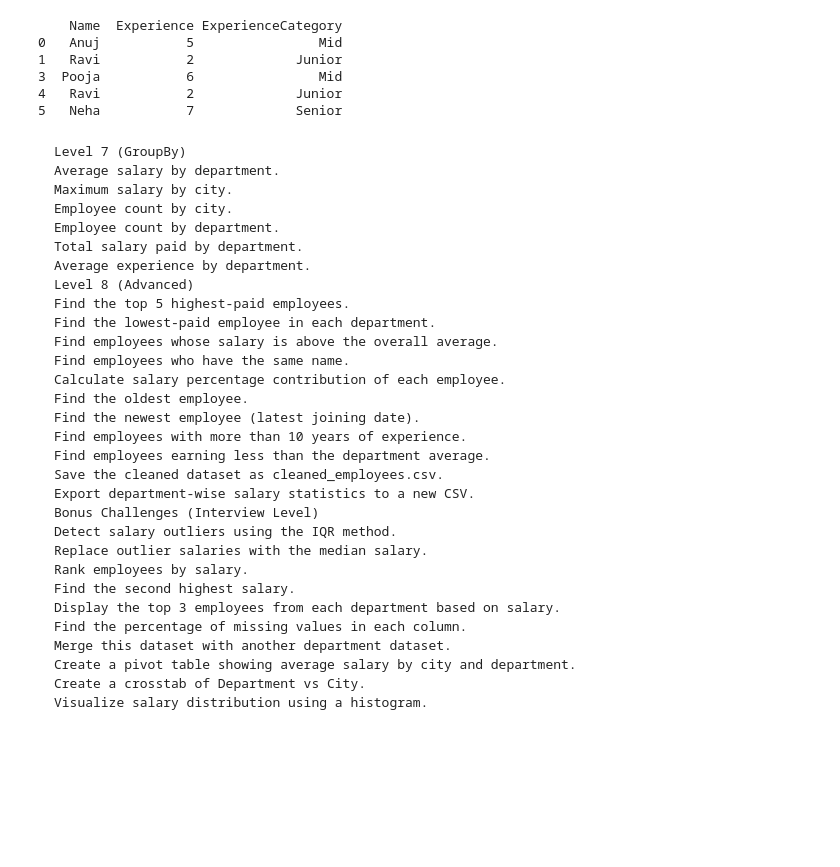
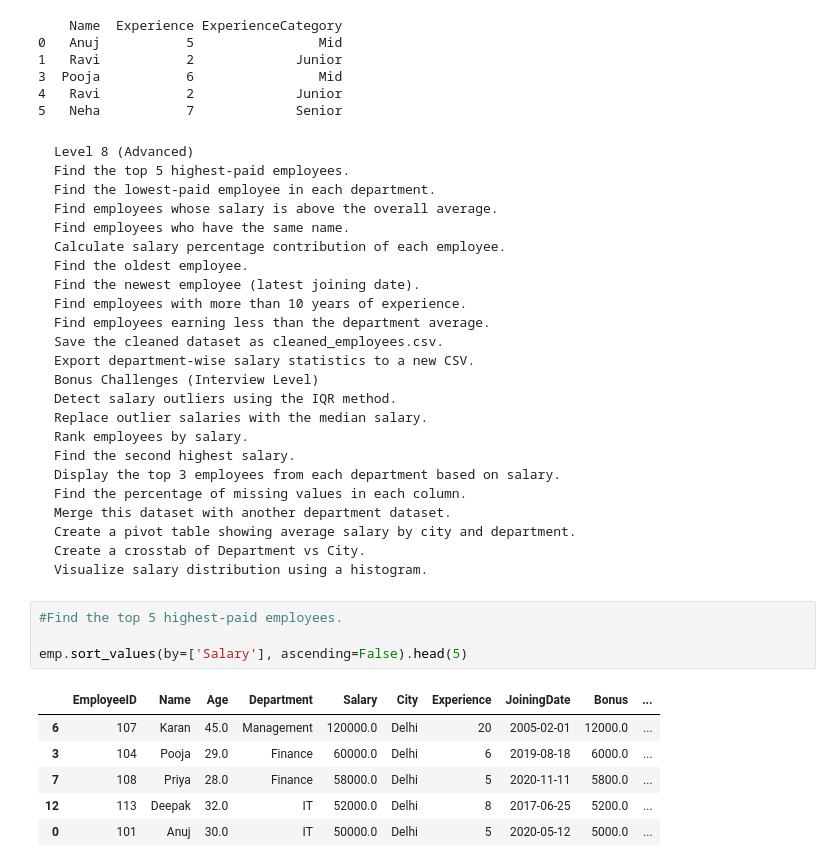
Before and after one commit to anujjain946/AI_Engineering, a Jupyter notebook: dataScience/03 models/02 Panda/employees.ipynb, the cells around one changed output. Drawn from its saved outputs; the diff is of its cells as text; blank space fills up the shorter version.

````diff
--- a/dataScience/03 models/02 Panda/employees.ipynb
+++ b/dataScience/03 models/02 Panda/employees.ipynb
@@ -655,13 +651,6 @@ print(emp[['Name', 'Experience', 'ExperienceCategory']].head())
 5   Neha           7             Senior
 # %% [markdown]
 ```
-Level 7 (GroupBy)
-Average salary by department.
-Maximum salary by city.
-Employee count by city.
-Employee count by department.
-Total salary paid by department.
-Average experience by department.
 Level 8 (Advanced)
 Find the top 5 highest-paid employees.
 Find the lowest-paid employee in each department.
@@ -686,3 +675,14 @@ Create a pivot table showing average salary by city and department.
 Create a crosstab of Department vs City.
 Visualize salary distribution using a histogram.
 ```
+# %%
+#Find the top 5 highest-paid employees.
+
+emp.sort_values(by=['Salary'], ascending=False).head(5)
+# %% [output]
+|  | EmployeeID | Name | Age | Department | Salary | City | Experience | JoiningDate | Bonus | ... |
+| 6 | 107 | Karan | 45.0 | Management | 120000.0 | Delhi | 20 | 2005-02-01 | 12000.0 | ... |
+| 3 | 104 | Pooja | 29.0 | Finance | 60000.0 | Delhi | 6 | 2019-08-18 | 6000.0 | ... |
+| 7 | 108 | Priya | 28.0 | Finance | 58000.0 | Delhi | 5 | 2020-11-11 | 5800.0 | ... |
+| 12 | 113 | Deepak | 32.0 | IT | 52000.0 | Delhi | 8 | 2017-06-25 | 5200.0 | ... |
+| 0 | 101 | Anuj | 30.0 | IT | 50000.0 | Delhi | 5 | 2020-05-12 | 5000.0 | ... |
````
Also changed, not shown: parts of 9 cells of this notebook, 43 other files.
